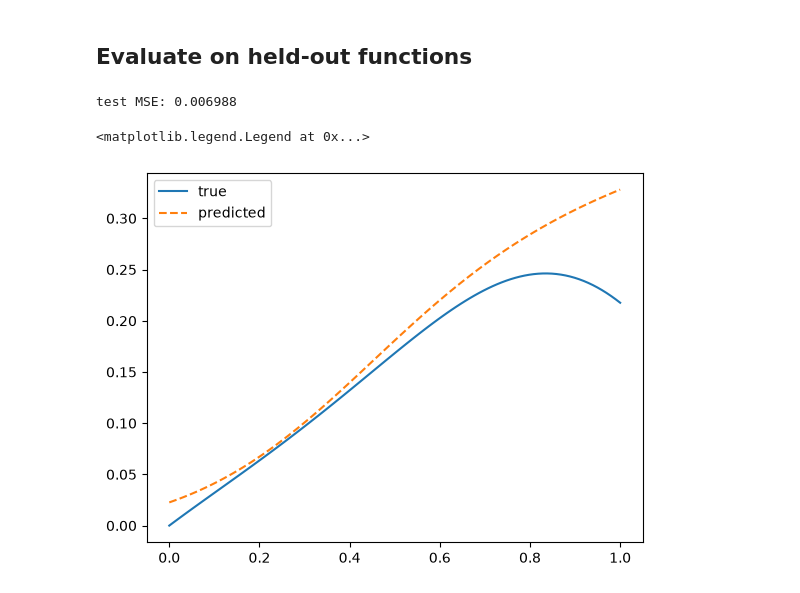
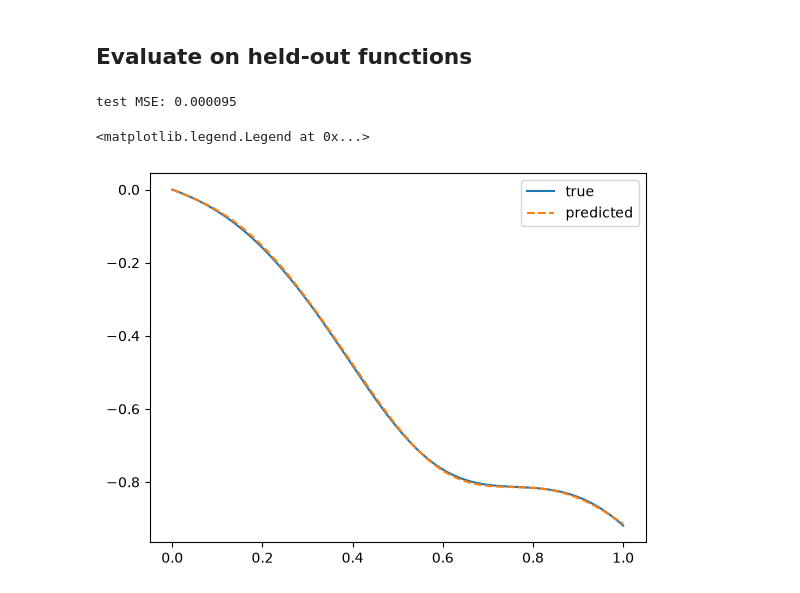
Before and after one commit to leoamullins/deeponet-operator-learning, a Jupyter notebook: notebooks/01_antiderivative.ipynb, the cells around one changed output. Drawn from its saved outputs; the diff is of its cells as text; code cells hidden in the pictures.

Commit message:
Trained on full u_train set.

```diff
--- a/notebooks/01_antiderivative.ipynb
+++ b/notebooks/01_antiderivative.ipynb
@@ -6,13 +6,13 @@ import numpy as np
 from data_generator import build_cholesky_factor, sample_functions, compute_antiderivative
 import matplotlib.pyplot as plt
 # %%
-n_fine = 100
-ell = .5
+n_fine = 500
+ell = .2
 rng= np.random.default_rng(40)
 x_fine = np.linspace(0, 1, n_fine)
 # %%
 L = build_cholesky_factor(x_fine, ell)
-u = sample_functions(L, 100, rng)
+u = sample_functions(L, 1000, rng)
 # %%
 integral = compute_antiderivative(u = u, x_fine=x_fine)
 # %%
@@ -58,9 +54,9 @@ DeepONet(
 # %%
 import torch
 
-u_small_t = torch.tensor(u_small, dtype=torch.float32)
-s_small_t = torch.tensor(s_small, dtype=torch.float32)
-y_query_t = torch.tensor(y_query, dtype=torch.float32)
+u_t = torch.tensor(u_train, dtype=torch.float32)
+s_t = torch.tensor(s_train, dtype=torch.float32)
+y_t = torch.tensor(y_query, dtype=torch.float32)
 
 optimizer = torch.optim.Adam(model.parameters(), lr=1e-3)
 loss_fn = torch.nn.MSELoss()
@@ -102,19 +108,19 @@ Text(0, 0.5, 'MSE loss')
 # %%
 model.eval()
 u_test_t = torch.tensor(u_test, dtype=torch.float32)
 s_test_t = torch.tensor(s_test, dtype=torch.float32)
 
 with torch.no_grad():
-    pred_test = model(u_test_t, y_query_t)
+    pred_test = model(u_test_t, y_t)
     test_loss = loss_fn(pred_test, s_test_t)
 
 print(f"test MSE: {test_loss.item():.6f}")
 
 i = 0
 plt.plot(x_fine, s_test[i], label='true')
 plt.plot(x_fine, pred_test[i].numpy(), '--', label='predicted')
 plt.legend()
 # %% [output]
-test MSE: 0.006988
+test MSE: 0.000095
 <matplotlib.legend.Legend at 0x...>
-[figure, old version]
+[figure, new version]
```
Also changed, not shown: parts of 5 cells of this notebook.
